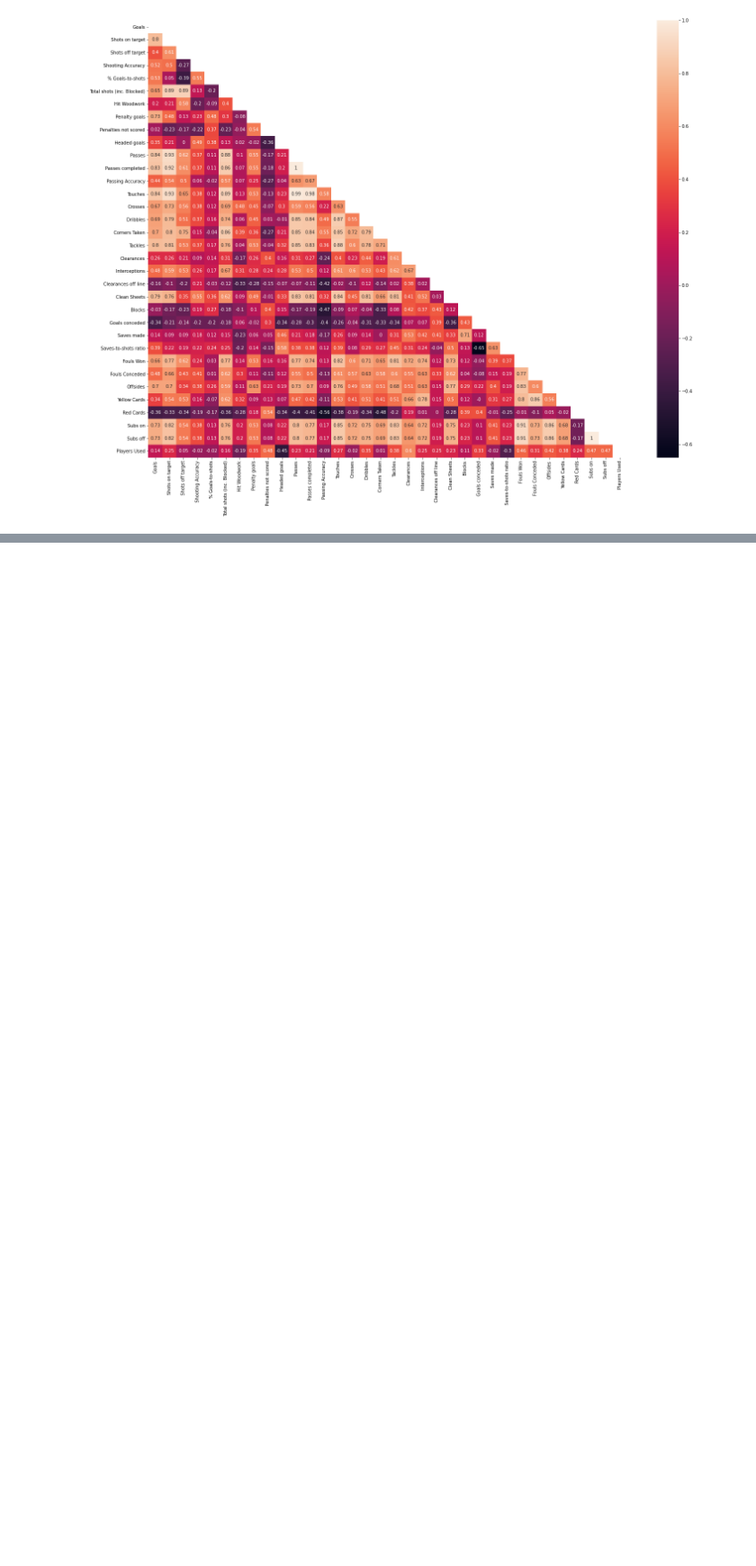
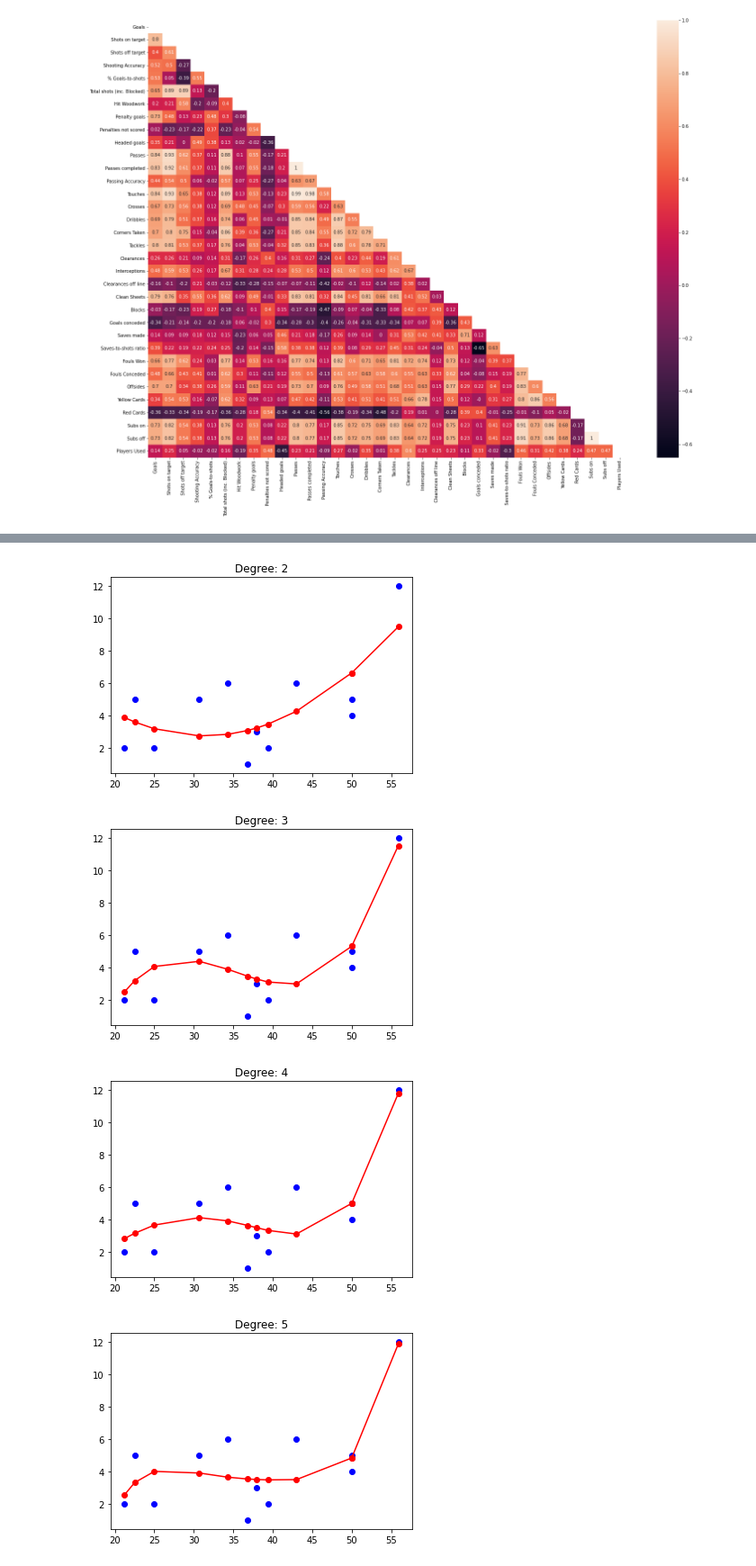
Before and after one commit to SoniaCobPac/the_bridge_bootcamp, a Jupyter notebook: week10_ML_competition_pca_kmeans/day1_gridsearch_pipelines/exercises/2.football_stats.ipynb, the cells around one changed output, grey strips where cells are left out. Shown at 90% size. Drawn from its saved outputs; the diff is of its cells as text; code cells hidden in the pictures; blank space fills up the shorter version.

```diff
--- a/week10_ML_competition_pca_kmeans/day1_gridsearch_pipelines/exercises/2.football_stats.ipynb
+++ b/week10_ML_competition_pca_kmeans/day1_gridsearch_pipelines/exercises/2.football_stats.ipynb
@@ -149,0 +187,30 @@ Test Score: 0.00041395510035546756
+# %%
+
+degree_min = 2
+degree_max = 10
+
+for degree in range(degree_min,degree_max+1):
+
+    X_train, X_test, y_train, y_test = train_test_split(X, y, test_size=0.20, random_state=42)
+
+    polinominal_model = PolynomialFeatures(degree)
+    X_poly = polinominal_model.fit_transform(X_train, y_train)
+
+    poli_model = LinearRegression()
+    poli_model.fit(X_poly, y_train)
+    y_pred = poli_model.predict(X_poly)
+
+    X_train_to_show, y_train_to_show = zip(*sorted(zip(X_train, y_train)))
+    plt.scatter(X_train_to_show, y_train_to_show, color='b')
+
+    X_train_to_show, y_pred = zip(*sorted(zip(X_train, y_pred)))
+    plt.plot(X_train_to_show, y_pred, color='red')
+    plt.scatter(X_train_to_show, y_pred, color='red')
+    plt.title(f"Degree: {degree}")
+
+    plt.show()
+# %% [output]
+[figure, added]
+[figure, added]
+[figure, added]
+[figure, added]
```
Also changed, not shown: parts of 29 cells of this notebook, 14 other files.
